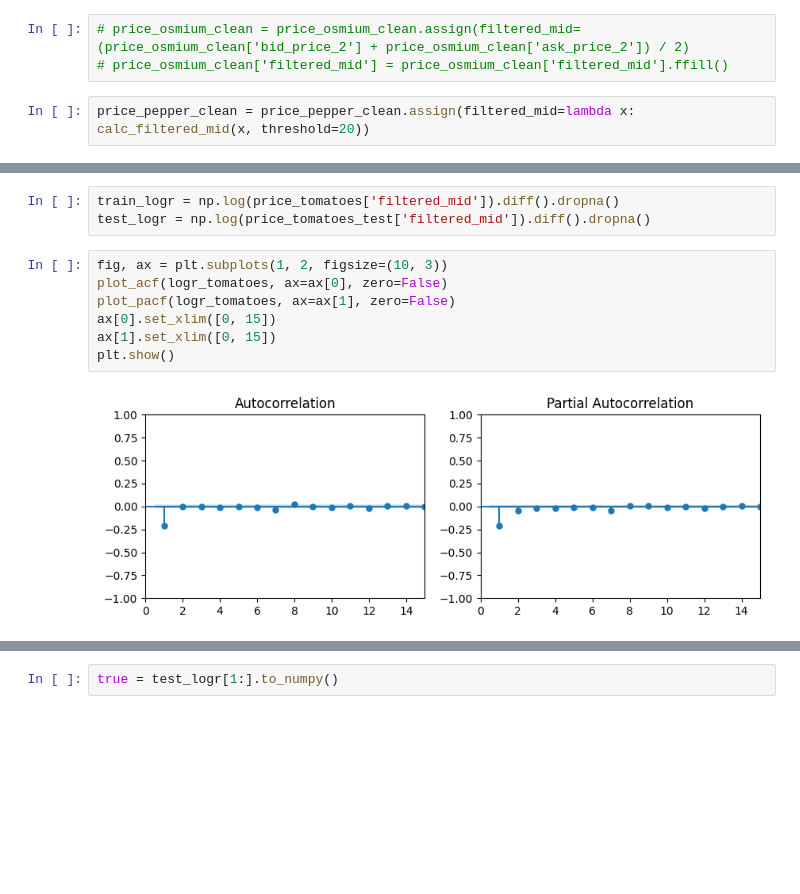
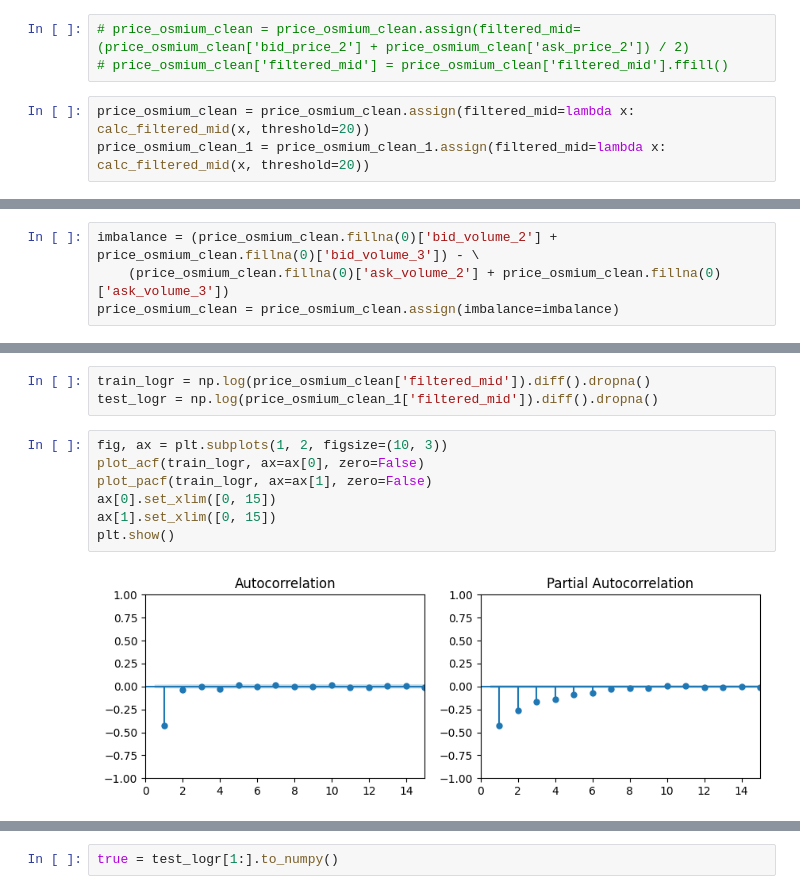
Before and after one commit to aemilani/imc-prosperity-4, a Jupyter notebook: notebooks/round_1.ipynb, the cells around one changed output, grey strips where cells are left out. Drawn from its saved outputs; the diff is of its cells as text; blank space fills up the shorter version.

```diff
--- a/notebooks/round_1.ipynb
+++ b/notebooks/round_1.ipynb
@@ -240,7 +241,8 @@ plt.show()
 # price_osmium_clean = price_osmium_clean.assign(filtered_mid=(price_osmium_clean['bid_price_2'] + price_osmium_clean['ask_price_2']) / 2)
 # price_osmium_clean['filtered_mid'] = price_osmium_clean['filtered_mid'].ffill()
 # %%
-price_pepper_clean = price_pepper_clean.assign(filtered_mid=lambda x: calc_filtered_mid(x, threshold=20))
+price_osmium_clean = price_osmium_clean.assign(filtered_mid=lambda x: calc_filtered_mid(x, threshold=20))
+price_osmium_clean_1 = price_osmium_clean_1.assign(filtered_mid=lambda x: calc_filtered_mid(x, threshold=20))
 # %%
 price_osmium_clean['filtered_mid']
 # %% [output]
@@ -283,0 +284,4 @@ plt.show()
+# %%
+imbalance = (price_osmium_clean.fillna(0)['bid_volume_2'] + price_osmium_clean.fillna(0)['bid_volume_3']) - \
+    (price_osmium_clean.fillna(0)['ask_volume_2'] + price_osmium_clean.fillna(0)['ask_volume_3'])
+price_osmium_clean = price_osmium_clean.assign(imbalance=imbalance)
@@ -284,15 +304,15 @@ plt.show()
 # %%
-train_logr = np.log(price_tomatoes['filtered_mid']).diff().dropna()
-test_logr = np.log(price_tomatoes_test['filtered_mid']).diff().dropna()
+train_logr = np.log(price_osmium_clean['filtered_mid']).diff().dropna()
+test_logr = np.log(price_osmium_clean_1['filtered_mid']).diff().dropna()
 # %%
 fig, ax = plt.subplots(1, 2, figsize=(10, 3))
-plot_acf(logr_tomatoes, ax=ax[0], zero=False)
-plot_pacf(logr_tomatoes, ax=ax[1], zero=False)
+plot_acf(train_logr, ax=ax[0], zero=False)
+plot_pacf(train_logr, ax=ax[1], zero=False)
 ax[0].set_xlim([0, 15])
 ax[1].set_xlim([0, 15])
 plt.show()
 # %% [output]
-[figure, old version]
+[figure, new version]
 # %%
 # Perform Ljung-Box test for lags up to 10
 result = acorr_ljungbox(train_logr, lags=[10], return_df=True)
```
Also changed, not shown: parts of 17 cells of this notebook, 1 other file.
